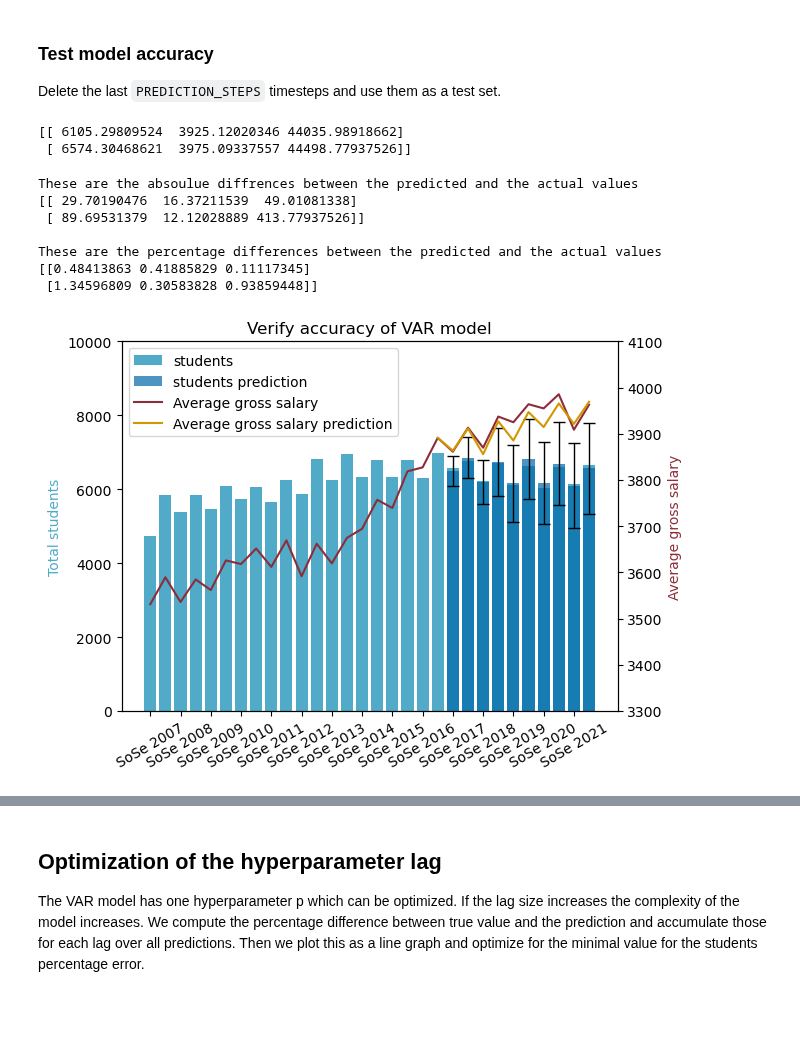
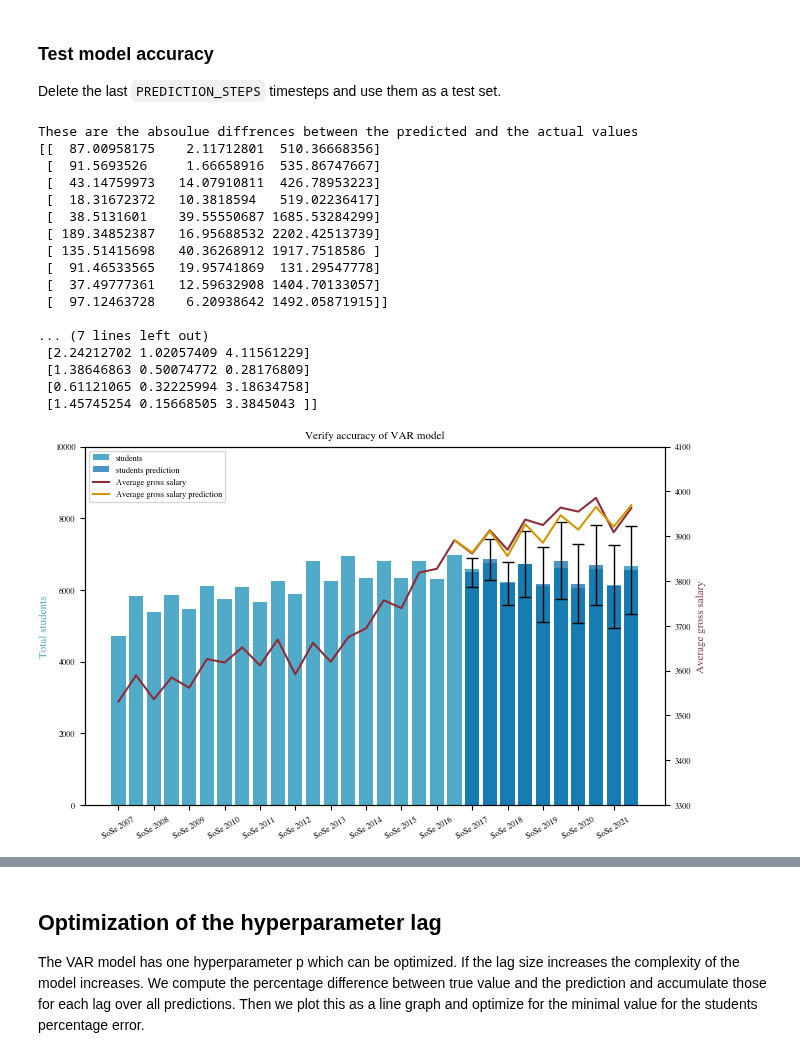
Before and after one commit to mxs01/AnalysingStudentDevelopment, a Jupyter notebook: exp/exp_02_analyseRegression.ipynb, the cells around one changed output, grey strips where cells are left out. Drawn from its saved outputs; the diff is of its cells as text; code cells hidden in the pictures; blank space fills up the shorter version.

Commit message:
Correct figure

```diff
--- a/exp/exp_02_analyseRegression.ipynb
+++ b/exp/exp_02_analyseRegression.ipynb
@@ -35,7 +35,7 @@ newVal = (graduatesInBW[4] + graduatesInBW[6])/2
 Delete the last `PREDICTION_STEPS` timesteps and use them as a test set.
 # %%
 LAGS = 5
-PREDICTION_STPES = 2
+PREDICTION_STPES = 10
 # %%
 completeData = np.column_stack((totalStudents, inflationAdjustedGrossSalary, graduatesInBW.repeat(2)))
 trainData, testData = np.split(completeData, [len(completeData) - PREDICTION_STPES])
@@ -43,10 +43,6 @@ completeDataDF = pd.DataFrame(completeData, index = YEARS[3:-4], columns = ['stu
 # %%
 results = fitVarModelCompleteDataset(completeData, LAGS)
 forecast, lower, upper = predictWithData(results, trainData[-LAGS:], PREDICTION_STPES)
-print(forecast)
-# %% [output]
-[[ 6105.29809524  3925.12020346 44035.98918662]
- [ 6574.30468621  3975.09337557 44498.77937526]]
 # %%
 print("These are the absoulue diffrences between the predicted and the actual values")
 np.set_printoptions(suppress=True)
@@ -58,45 +54,56 @@ percentage_difference = (absDiffernce / testData) * 100
 print(percentage_difference)
 # %% [output]
 These are the absoulue diffrences between the predicted and the actual values
-[[ 29.70190476  16.37211539  49.01081338]
- [ 89.69531379  12.12028889 413.77937526]]
+[[  87.00958175    2.11712801  510.36668356]
+ [  91.5693526     1.66658916  535.86747667]
+ [  43.14759973   14.07910811  426.78953223]
+ [  18.31672372   10.3818594   519.02236417]
+ [  38.5131601    39.55550687 1685.53284299]
+ [ 189.34852387   16.95688532 2202.42513739]
+ [ 135.51415698   40.36268912 1917.7518586 ]
+ [  91.46533565   19.95741869  131.29547778]
+ [  37.49777361   12.59632908 1404.70133057]
+ [  97.12463728    6.20938642 1492.05871915]]
 
-These are the percentage differences between the predicted and the actual values
-[[0.48413863 0.41885829 0.11117345]
- [1.34596809 0.30583828 0.93859448]]
+... (7 lines left out)
+ [2.24212702 1.02057409 4.11561229]
+ [1.38646863 0.50074772 0.28176809]
+ [0.61121065 0.32225994 3.18634758]
+ [1.45745254 0.15668505 3.3845043 ]]
 # %%
+plt.rcParams.update(bundles.icml2022(column="full", nrows=1, ncols=1, usetex=False))
 fig, ax1 = plt.subplots()
 plt.title('Verify accuracy of VAR model')
 plt.xticks(rotation=30)
 
 ax1.set_ylim([0, 10000])
 ax1.set_ylabel('Total students', color=COL_STUDENT)
 ax1.bar(interestingYears[:-PREDICTION_STPES], trainData[:, 0], color=COL_STUDENT, label='students')
 ax1.bar(interestingYears[-PREDICTION_STPES:], testData[:, 0], color=COL_STUDENT)
 ax1.bar(interestingYears[-PREDICTION_STPES:], forecast[:, 0], color=COL_STUDENT_PRED, alpha=0.7, label='students prediction')
 ax1.errorbar(interestingYears[-PREDICTION_STPES:], forecast[:, 0], yerr=upper[:, 0] - lower[:, 0], fmt='none', ecolor='k', elinewidth=1, capsize=4)
 
 ax2 = ax1.twinx()  # instantiate a second ax that shares the same x-axis
 forecastWithPrevious = np.concatenate((trainData[-1, :].reshape(1, -1), forecast))
 
 ax2.set_ylim([3300, 4100])
 ax2.set_ylabel('Average gross salary', color=COL_SALARY)
 ax2.plot(interestingYears, completeData[:, 1], color=COL_SALARY, label='Average gross salary')
 ax2.plot(interestingYears[-PREDICTION_STPES -1:], forecastWithPrevious[:, 1], color=COL_SALARY_PRED, label='Average gross salary prediction')
 
 
 # Create one legend for both subplots
 lines, labels = ax1.get_legend_handles_labels()
 lines2, labels2 = ax2.get_legend_handles_labels()
 ax2.legend(lines + lines2, labels + labels2, loc='upper left')
 
 # Get current ticks, keep only every second tick
 locs, labels = plt.xticks()
 plt.xticks(locs[::2], labels[::2])
 fig.savefig(FIG_DIR + f"/prediction_{LAGS}.pdf")
 plt.show()
 # %% [output]
-[figure, old version]
+[figure, new version]
 # %%
 with open('summary.txt', 'w') as file:
     file.write(str(results.summary()))
```
Also changed, not shown: parts of 3 cells of this notebook.
